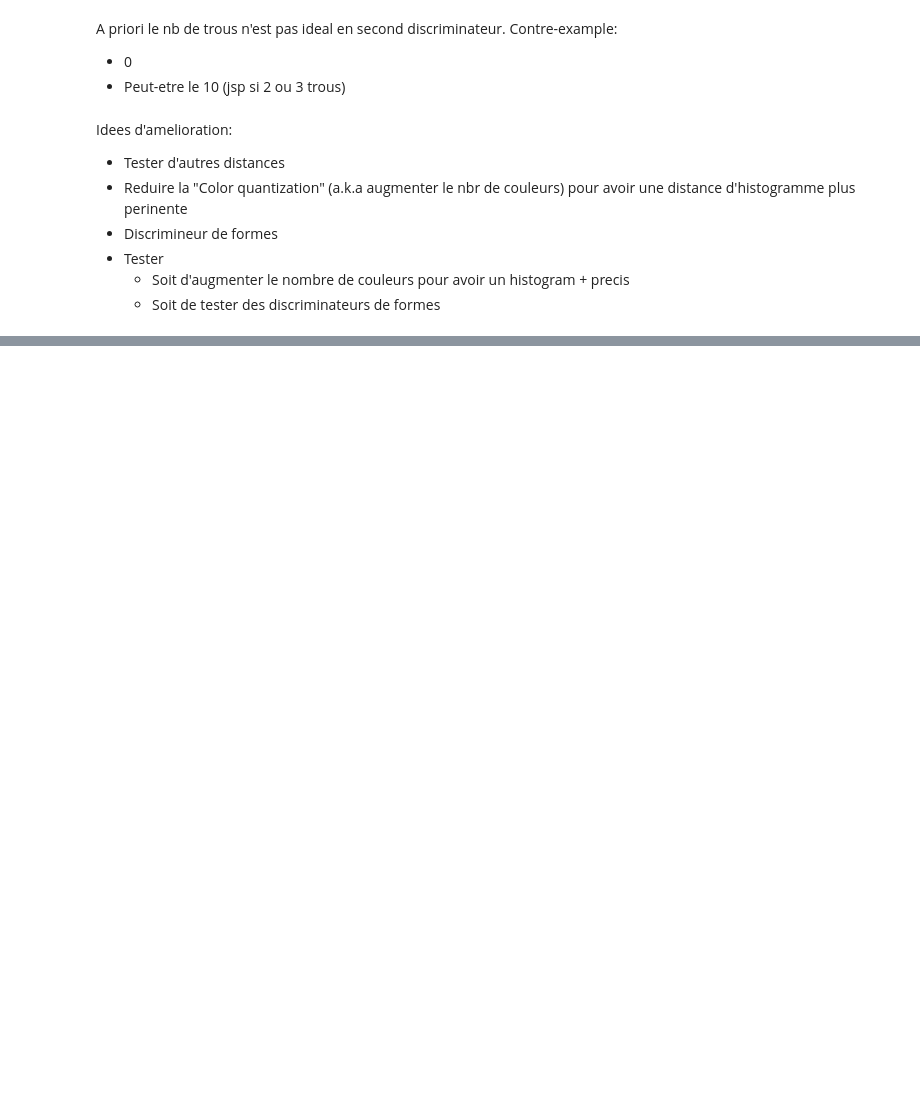
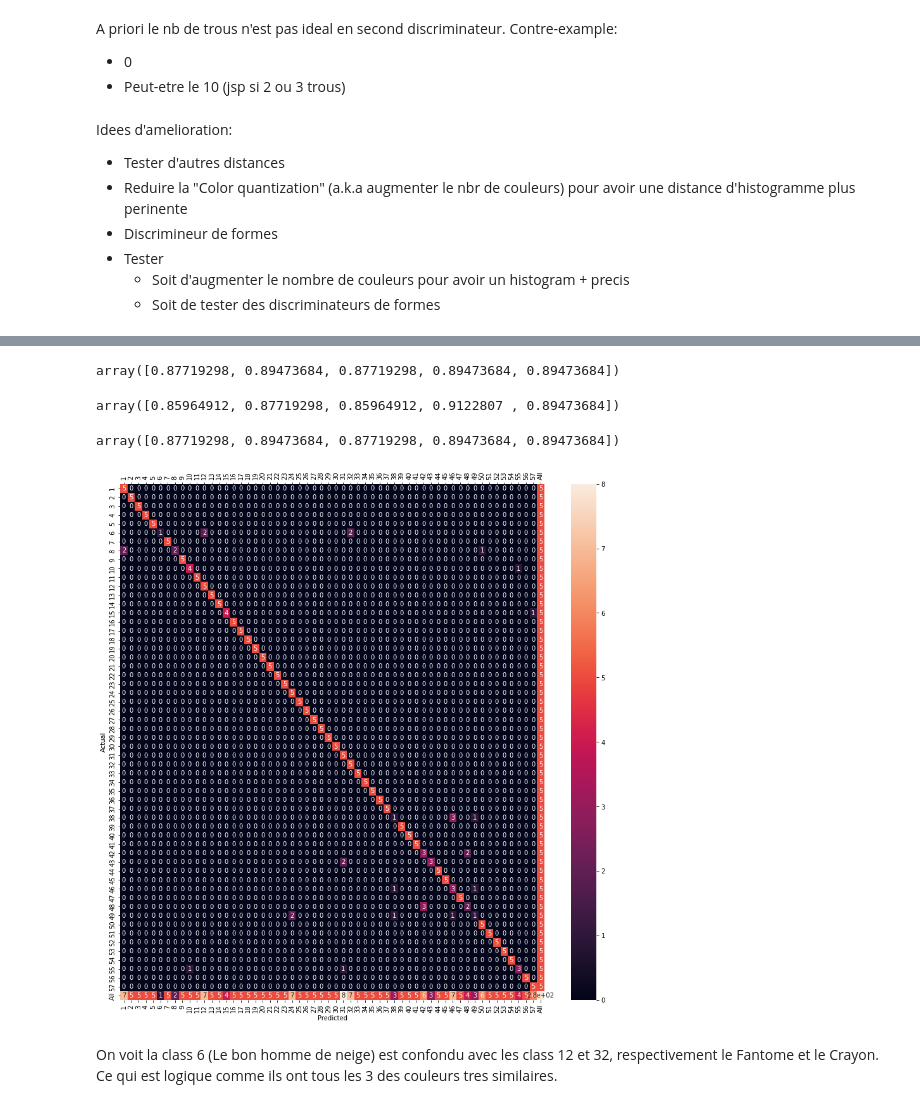
Before and after one commit to Whojo/Dobble-master-race, a Jupyter notebook: color-histogram.ipynb, the cells around one changed output, grey strips where cells are left out. Cells and saved outputs as stored; diff of their text form; code cells hidden in the pictures; blank space fills up the shorter version.

```diff
--- a/color-histogram.ipynb
+++ b/color-histogram.ipynb
@@ -265,0 +317,14 @@ Idees d'amelioration:
+# %%
+from sklearn.svm import SVC
+
+svc = SVC()
+cross_val_score(svc, color_histograms, Y, cv=5)
+# %% [output]
+array([0.87719298, 0.89473684, 0.87719298, 0.89473684, 0.89473684])
+# %%
+from sklearn.model_selection import cross_validate
+
+dict_ = cross_validate(knn, color_histograms, Y, cv=5, return_estimator=True)
+dict_["test_score"]
+# %% [output]
+array([0.85964912, 0.87719298, 0.85964912, 0.9122807 , 0.89473684])
@@ -265,0 +333,24 @@ Idees d'amelioration:
+# %%
+dict_svc = cross_validate(svc, color_histograms, Y, cv=5, return_estimator=True)
+dict_svc["test_score"]
+# %% [output]
+array([0.87719298, 0.89473684, 0.87719298, 0.89473684, 0.89473684])
+# %%
+best_svc = dict_svc["estimator"][1]
+# %%
+import pandas as pd
+import seaborn as sn
+
+def print_confusion_matrix(predicted: np.array, actual: np.array) -> None:
+    confusion_matrix = pd.crosstab(actual, predicted, rownames=['Actual'], colnames=['Predicted'], margins=True)
+    plt.tick_params(axis='both', which='major', labelsize=10, labelbottom=True, bottom=True, top=True, labeltop=True)
+    sn.heatmap(confusion_matrix, annot=True, vmax=np.max(confusion_matrix.max()[:-1]))
+    plt.show()
+
+plt.rcParams["figure.figsize"] = (15,15)
+print_confusion_matrix(best_svc.predict(color_histograms), Y)
+# %% [output]
+[figure, added]
+# %% [markdown]
+On voit la class 6 (Le bon homme de neige) est confondu avec les class 12 et 32, respectivement le Fantome et le Crayon.
+Ce qui est logique comme ils ont tous les 3 des couleurs tres similaires.
```
Also changed, not shown: parts of 24 cells of this notebook.
